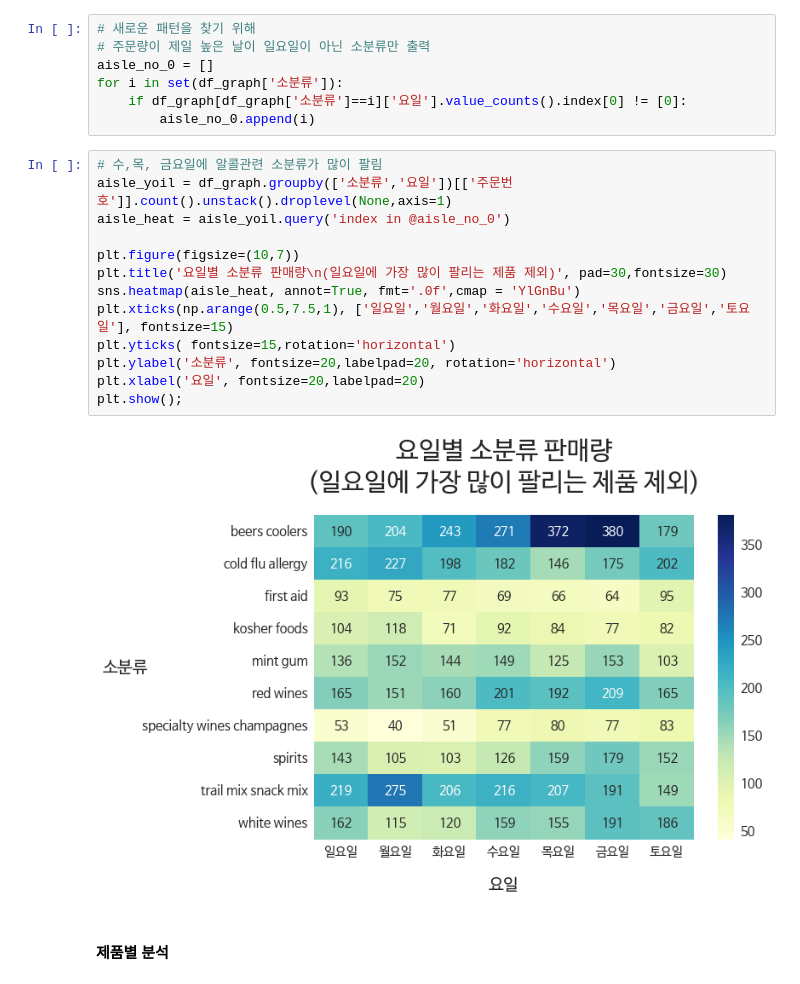
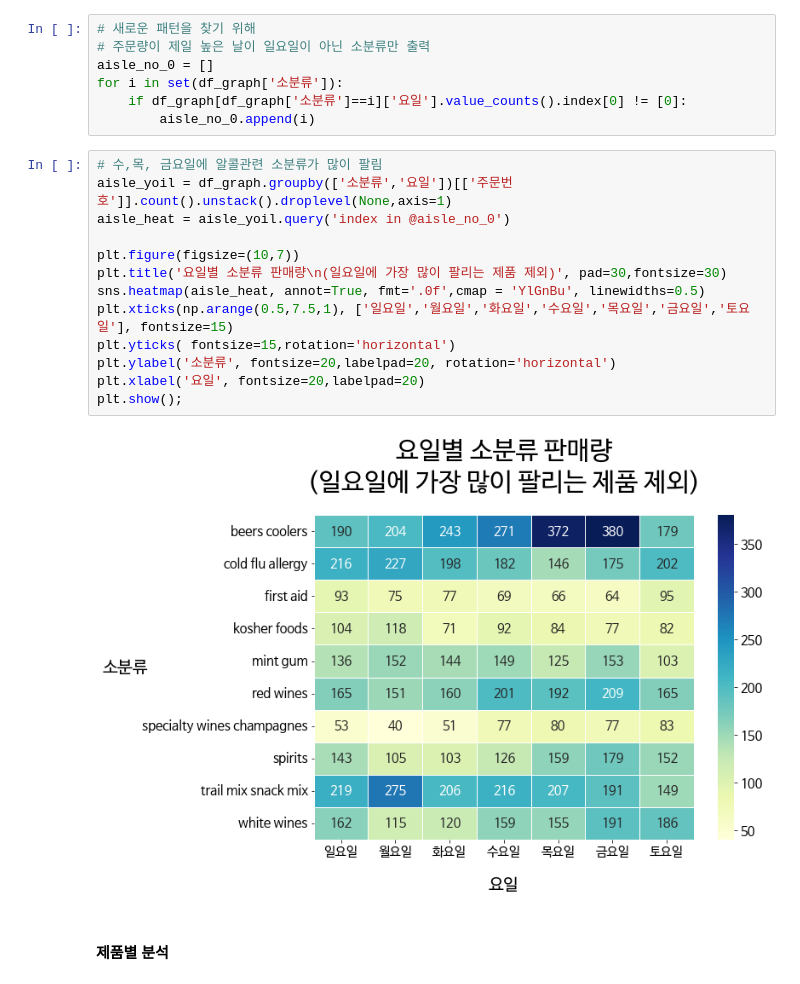
Before and after one commit to ev1025/Instacart, a Jupyter notebook: Instacart 장바구니분석.ipynb, the cells around one changed output. Drawn from its saved outputs; the diff is of its cells as text.

```diff
--- a/Instacart 장바구니분석.ipynb
+++ b/Instacart 장바구니분석.ipynb
@@ -339,18 +359,18 @@ for i in set(df_graph['소분류']):
 # %%
 # 수,목, 금요일에 알콜관련 소분류가 많이 팔림
 aisle_yoil = df_graph.groupby(['소분류','요일'])[['주문번호']].count().unstack().droplevel(None,axis=1)
 aisle_heat = aisle_yoil.query('index in @aisle_no_0')
 
 plt.figure(figsize=(10,7))
 plt.title('요일별 소분류 판매량\n(일요일에 가장 많이 팔리는 제품 제외)', pad=30,fontsize=30)
-sns.heatmap(aisle_heat, annot=True, fmt='.0f',cmap = 'YlGnBu')
+sns.heatmap(aisle_heat, annot=True, fmt='.0f',cmap = 'YlGnBu', linewidths=0.5)
 plt.xticks(np.arange(0.5,7.5,1), ['일요일','월요일','화요일','수요일','목요일','금요일','토요일'], fontsize=15)
 plt.yticks( fontsize=15,rotation='horizontal')
 plt.ylabel('소분류', fontsize=20,labelpad=20, rotation='horizontal')
 plt.xlabel('요일', fontsize=20,labelpad=20)
 plt.show();
 # %% [output]
-[figure, old version]
+[figure, new version]
 # %% [markdown]
 #### 제품별 분석
 # %% [markdown]
```
Also changed, not shown: parts of 40 cells of this notebook.
